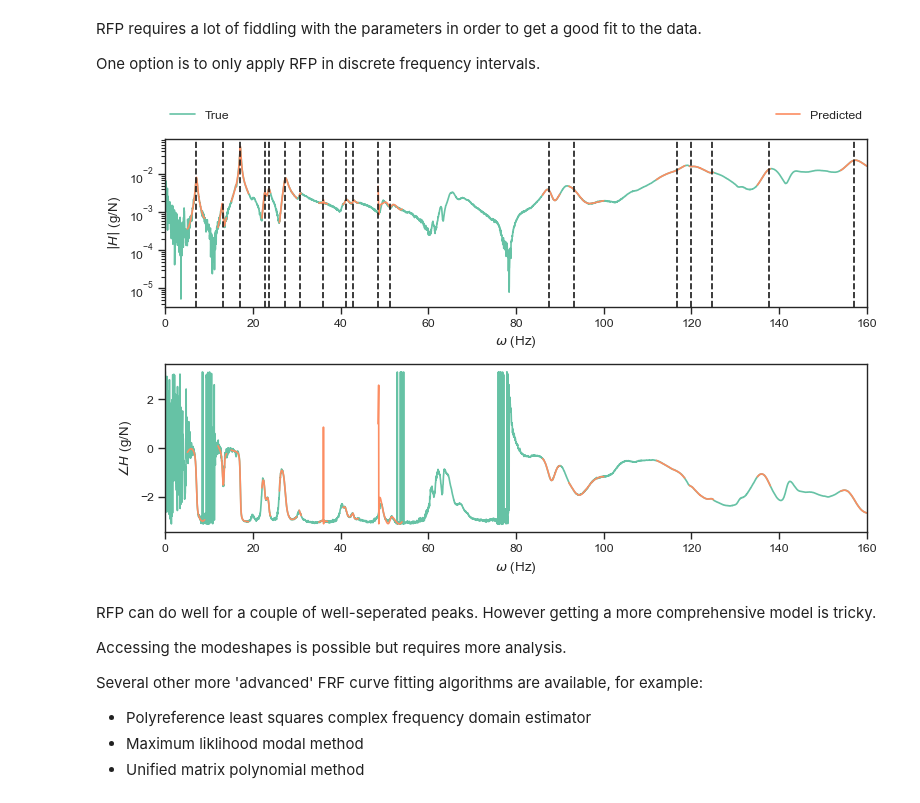
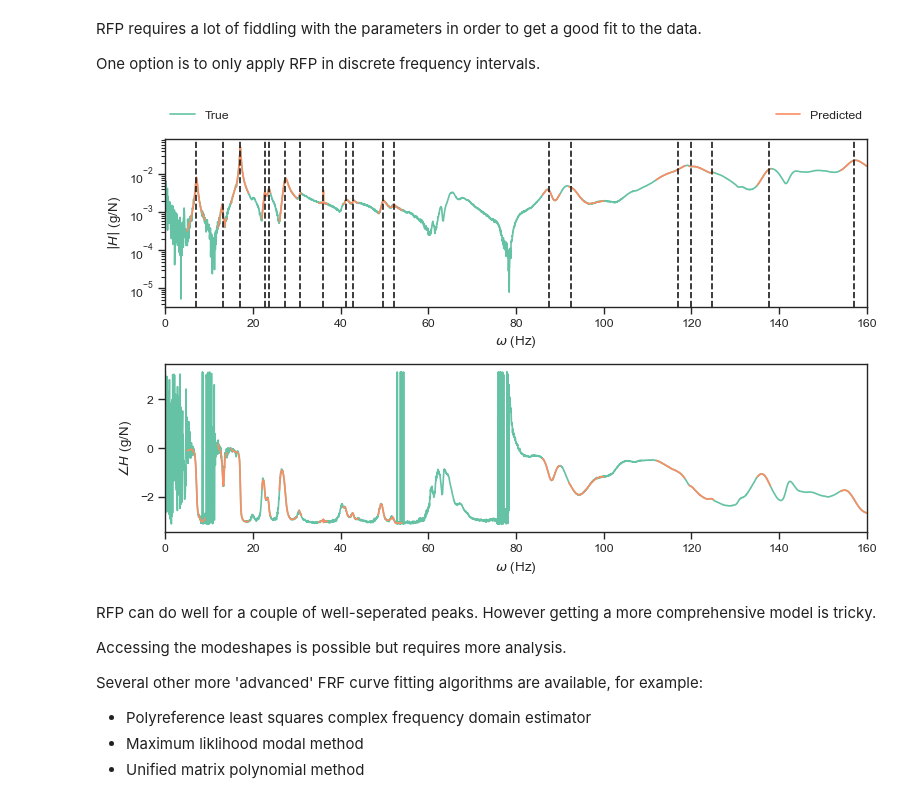
Before and after one commit to MDCHAMP/hawk-data, a Jupyter notebook: examples/system_ID.ipynb, the cells around one changed output. Cells and saved outputs as stored; diff of their text form; code cells hidden in the pictures.

```diff
--- a/examples/system_ID.ipynb
+++ b/examples/system_ID.ipynb
@@ -66,33 +66,24 @@ if save:
 def HT(a):
     return a.conj().T
 
-
 # Rational fraction polynomial model
 def RFP(H, w, n_modes, oob_terms=0):
     # Specify the orders of our approximation
-    m = (
-        n_modes * 2 + 1 + oob_terms
-    )  # number of coefficients in the numerator polynomial
-    n = (
-        n_modes * 2 + 1
-    )  # number of coefficients in the denominator -1 because we fix b_n=1
-
-    # complex frequency vector
-    iw = 1j * w
+    m = 1 + (n_modes * 2) + oob_terms # number of coefficients in the numerator polynomial
+    n = 1 + (n_modes * 2)  # number of coefficients in the denominator polynomial
 
     # Build monomial basis matricies
-    Phi_a = iw[:, None] ** np.arange(m)
-    Phi_b_all = iw[:, None] ** np.arange(n)
-    Phi_b = Phi_b_all[:, :-1]  # ignore last column because bn=1
+    Phi_a = (1j*w[:, None]) ** np.arange(m)
+    Phi_b = (1j*w[:, None]) ** np.arange(n)
 
-    # preallocate some calculations for speed
-    Phi_bH = Phi_b * H[:, None]
-    Hiwn = H * Phi_b_all[:, -1]
-    D = -HT(Phi_a) @ (Phi_bH)
+    P = Phi_a
+    T = Phi_b[:,:-1] * H[:, None]
+    W = Phi_b[:, -1] * H
+    PT = -HT(P)@T
 
     # form the block matricies
-    M = np.block([[HT(Phi_a) @ Phi_a, D], [D.T, HT(Phi_bH) @ (Phi_bH)]])
-    x = np.block([HT(Phi_a) @ Hiwn, -HT(Phi_bH) @ Hiwn])
+    M = np.block([[HT(P)@P, PT], [PT.T, HT(T)@T]])
+    x = np.block([HT(P)@W, -HT(T)@W])
 
     # Solve and extract the coefficients of the polynomials
     AB = np.linalg.solve(np.real(M), np.real(x))
@@ -100,12 +91,10 @@ def RFP(H, w, n_modes, oob_terms=0):
     b = np.append(AB[m:], 1)[:, None]
 
     # Generate the predicted FRF
-    H_pred = (Phi_a @ a) / (Phi_b_all @ b)
+    H_pred = (Phi_a @ a) / (Phi_b @ b)
 
     # Pull out the modal porperties
-    roots_b = sorted(np.roots(np.flip(b[:, 0])))[
-        ::-2
-    ]  # remove every other becaus they are conj pairs
+    roots_b = sorted(np.roots(np.flip(b[:, 0])))[::-2]  # remove every other because they are conj pairs
     wns = np.abs(roots_b)
     zetas = -np.real(roots_b) / wns
     return H_pred, wns, zetas
@@ -157,7 +146,7 @@ One option is to only apply RFP in discrete frequency intervals.
 # fit RFP models to sections of the FRF independently
 
 ### You should experiment with these:
-oob = 6
+oob = 10
 ranges = (  # (w_low, w_high), n_modes_in_range
     ((5, 9), 1),
     ((12, 14), 1),
@@ -195,34 +184,34 @@ def get_wns(ranges, H, w, oob=0):
 # fit the model
 H_pred, wns_pred, zetas_pred = get_wns(ranges, H, fs, oob=oob)
 
 # plot the FRF
 fig, axs = plt.subplots(2, 1, figsize=(8, 5))
 axs[0].semilogy(fs, np.abs(H), label="True")
 axs[0].semilogy(fs, np.abs(H_pred), label="Predicted")
 axs[1].plot(fs, np.angle(H), label="True")
 axs[1].plot(fs, np.angle(H_pred), label="Predicted")
 [axs[0].axvline(x, c="k", ls="--") for x in wns_pred]
 axs[0].set_xlabel(f"$\\omega$ ({fs_data.attrs['units']})")
 axs[1].set_xlabel(f"$\\omega$ ({fs_data.attrs['units']})")
 axs[0].set_ylabel(f"$|H|$ ({frfs_data.attrs['units']})")
 axs[1].set_ylabel(f"$\\angle H$ ({frfs_data.attrs['units']})")
 axs[0].set_xlim([0, 160])
 axs[1].set_xlim([0, 160])
 axs[0].legend(
     bbox_to_anchor=(0, 1.2, 1, 0),
     loc="upper left",
     ncols=2,
     mode="expand",
     borderaxespad=0,
     frameon=False,
 )
 plt.tight_layout()
 if save:
     plt.savefig(save_dir+'frf_rfp_ranged.png')
 
 # note that without computing the modeshapes we cannot reconstruct the entire FRF.
 # %% [output]
-[figure, old version]
+[figure, new version]
 # %% [markdown]
 RFP can do well for a couple of well-seperated peaks. However getting a more comprehensive model is tricky.
 
```
Also changed, not shown: parts of 3 cells of this notebook, 1 other file.
